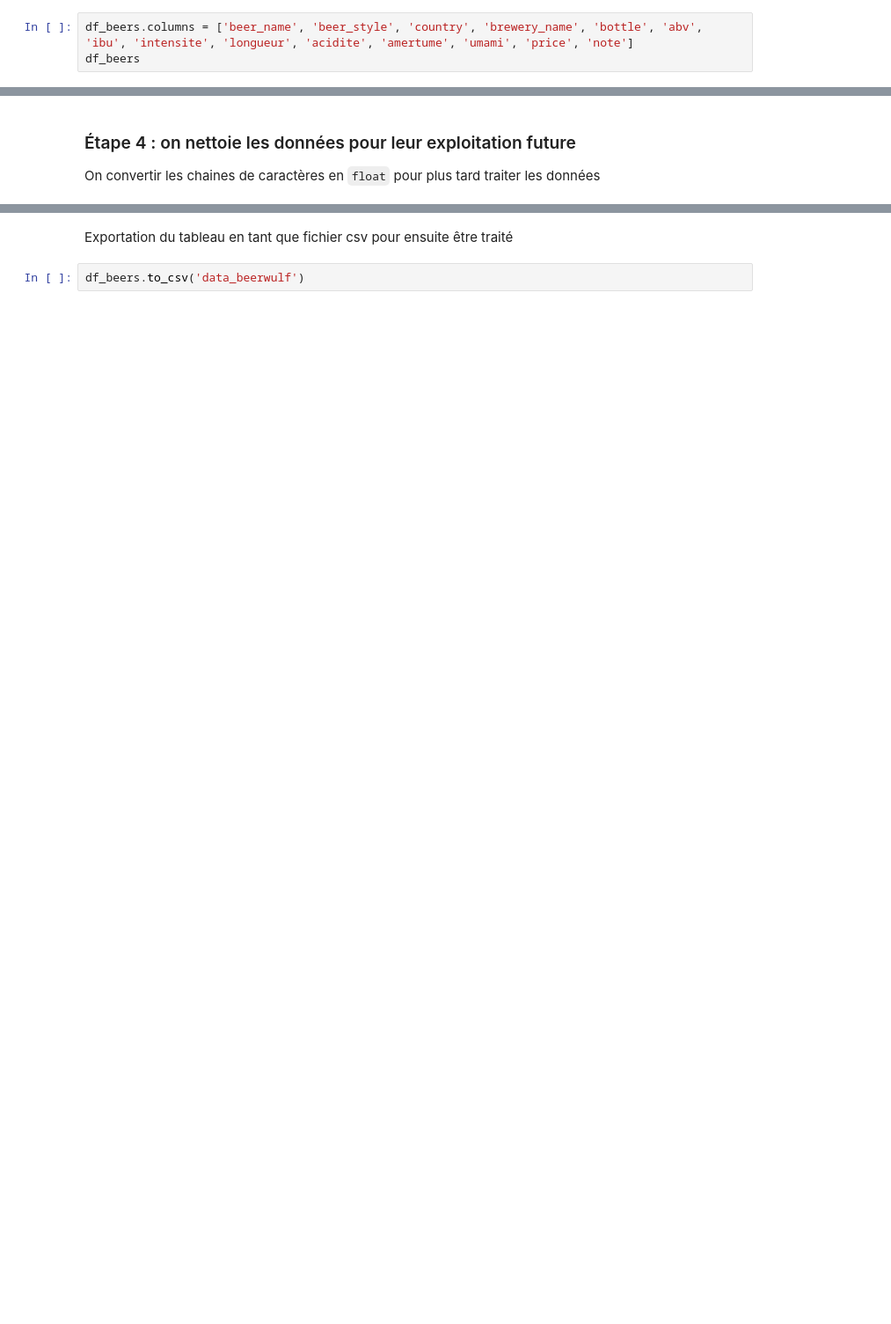
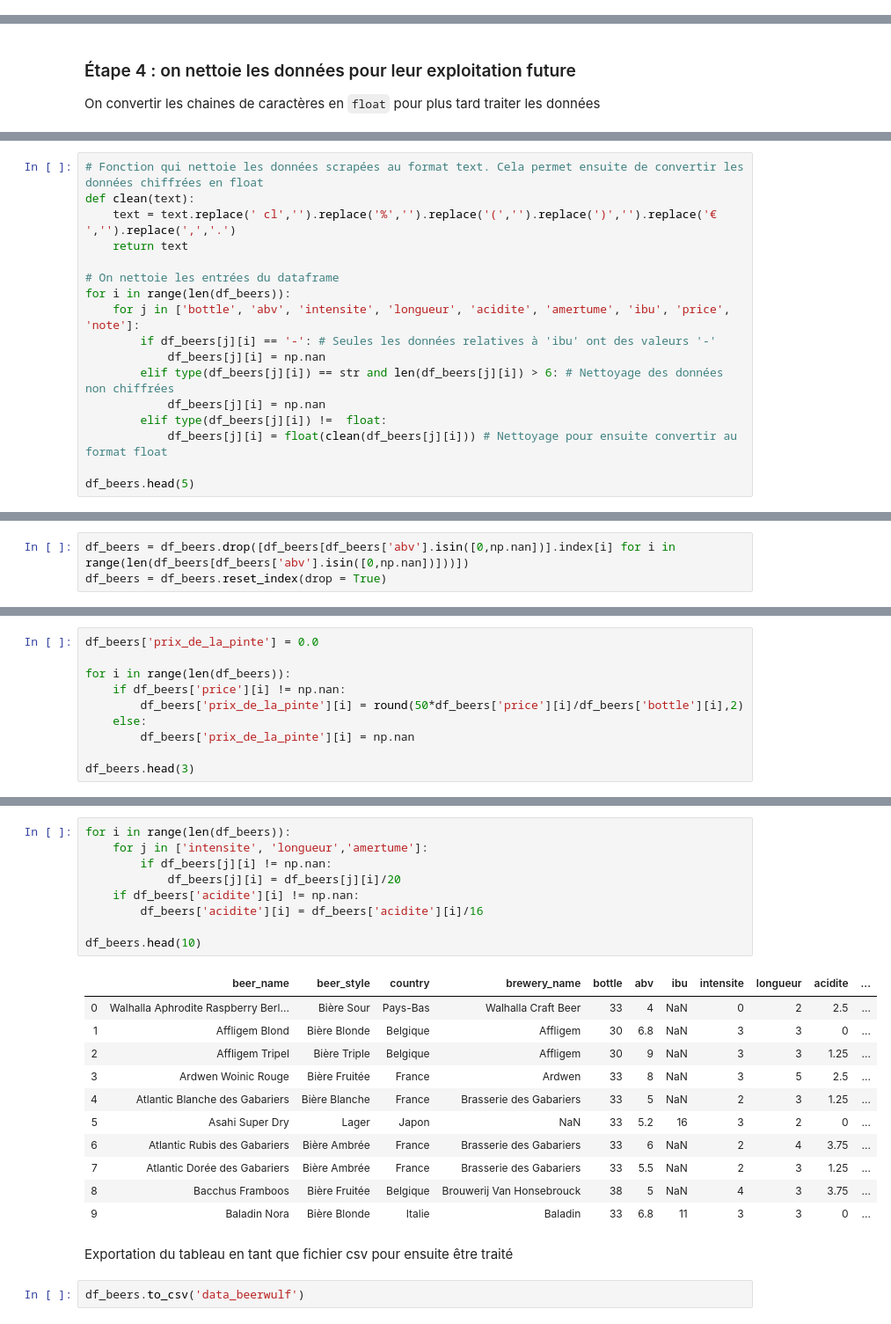
Before and after one commit to rhomain-rangeay/Projet-Python-pour-le-Data-Scientist, a Jupyter notebook: Enrichissement des bases de données.ipynb, the cells around one changed output, grey strips where cells are left out. Shown at 88% size. Drawn from its saved outputs; the diff is of its cells as text; blank space fills up the shorter version.

Commit message:
Fin nettoyage et formatage de  bdd beerwulf.com

```diff
--- a/Enrichissement des bases de données.ipynb
+++ b/Enrichissement des bases de données.ipynb
@@ -139,3 +131,0 @@ On finalise notre tableau
-# %%
-df_beers.columns = ['beer_name', 'beer_style', 'country', 'brewery_name', 'bottle', 'abv', 'ibu', 'intensite', 'longueur', 'acidite', 'amertume', 'umami', 'price', 'note']
-df_beers
@@ -196,0 +136,17 @@ df_beers
+# %%
+# Fonction qui nettoie les données scrapées au format text. Cela permet ensuite de convertir les données chiffrées en float
+def clean(text):
+    text = text.replace(' cl','').replace('%','').replace('(','').replace(')','').replace('€ ','').replace(',','.')
+    return text
+
+# On nettoie les entrées du dataframe
+for i in range(len(df_beers)):
+    for j in ['bottle', 'abv', 'intensite', 'longueur', 'acidite', 'amertume', 'ibu', 'price', 'note']:
+        if df_beers[j][i] == '-': # Seules les données relatives à 'ibu' ont des valeurs '-'
+            df_beers[j][i] = np.nan
+        elif type(df_beers[j][i]) == str and len(df_beers[j][i]) > 6: # Nettoyage des données non chiffrées
+            df_beers[j][i] = np.nan
+        elif type(df_beers[j][i]) !=  float:
+            df_beers[j][i] = float(clean(df_beers[j][i])) # Nettoyage pour ensuite convertir au format float
+
+df_beers.head(5)
@@ -196,0 +193,3 @@ df_beers
+# %%
+df_beers = df_beers.drop([df_beers[df_beers['abv'].isin([0,np.nan])].index[i] for i in range(len(df_beers[df_beers['abv'].isin([0,np.nan])]))])
+df_beers = df_beers.reset_index(drop = True)
@@ -196,0 +217,10 @@ df_beers
+# %%
+df_beers['prix_de_la_pinte'] = 0.0
+
+for i in range(len(df_beers)):
+    if df_beers['price'][i] != np.nan:
+        df_beers['prix_de_la_pinte'][i] = round(50*df_beers['price'][i]/df_beers['bottle'][i],2)
+    else:
+        df_beers['prix_de_la_pinte'][i] = np.nan
+
+df_beers.head(3)
@@ -197,3 +235,24 @@ df_beers
+# %%
+for i in range(len(df_beers)):
+    for j in ['intensite', 'longueur','amertume']:
+        if df_beers[j][i] != np.nan:
+            df_beers[j][i] = df_beers[j][i]/20
+    if df_beers['acidite'][i] != np.nan:
+        df_beers['acidite'][i] = df_beers['acidite'][i]/16
+
+df_beers.head(10)
+# %% [output]
+|  | beer_name | beer_style | country | brewery_name | bottle | abv | ibu | intensite | longueur | acidite | ... |
+| 0 | Walhalla Aphrodite Raspberry Berl... | Bière Sour | Pays-Bas | Walhalla Craft Beer | 33 | 4 | NaN | 0 | 2 | 2.5 | ... |
+| 1 | Affligem Blond | Bière Blonde | Belgique | Affligem | 30 | 6.8 | NaN | 3 | 3 | 0 | ... |
+| 2 | Affligem Tripel | Bière Triple | Belgique | Affligem | 30 | 9 | NaN | 3 | 3 | 1.25 | ... |
+| 3 | Ardwen Woinic Rouge | Bière Fruitée | France | Ardwen | 33 | 8 | NaN | 3 | 5 | 2.5 | ... |
+| 4 | Atlantic Blanche des Gabariers | Bière Blanche | France | Brasserie des Gabariers | 33 | 5 | NaN | 2 | 3 | 1.25 | ... |
+| 5 | Asahi Super Dry | Lager | Japon | NaN | 33 | 5.2 | 16 | 3 | 2 | 0 | ... |
+| 6 | Atlantic Rubis des Gabariers | Bière Ambrée | France | Brasserie des Gabariers | 33 | 6 | NaN | 2 | 4 | 3.75 | ... |
+| 7 | Atlantic Dorée des Gabariers | Bière Ambrée | France | Brasserie des Gabariers | 33 | 5.5 | NaN | 2 | 3 | 1.25 | ... |
+| 8 | Bacchus Framboos | Bière Fruitée | Belgique | Brouwerij Van Honsebrouck | 38 | 5 | NaN | 4 | 3 | 3.75 | ... |
+| 9 | Baladin Nora | Bière Blonde | Italie | Baladin | 33 | 6.8 | 11 | 3 | 3 | 0 | ... |
 # %% [markdown]
 Exportation du tableau en tant que fichier csv pour ensuite être traité
 # %%
```
Also changed, not shown: parts of 17 cells of this notebook, 1 other file.
